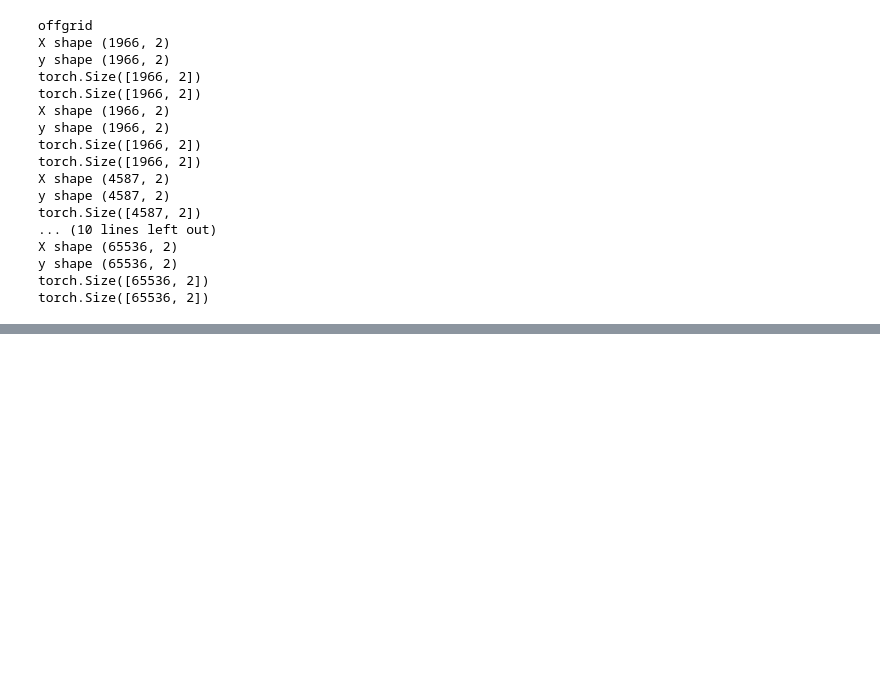
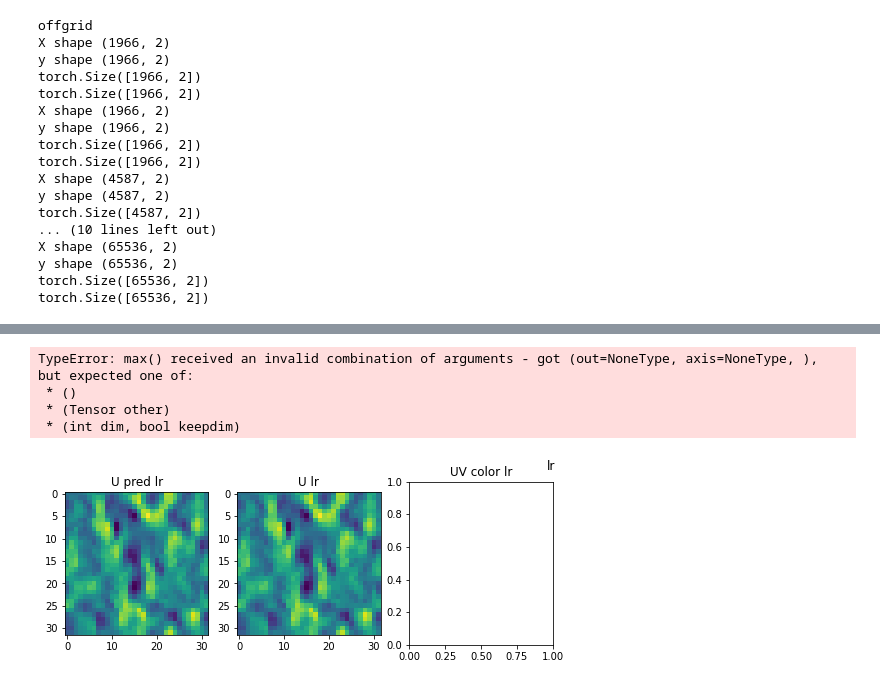
Before and after one commit to Chutlhu/TurboSuperResultion, a Jupyter notebook: deliverable/[Report] March 2022 - presentation Cominlabs.ipynb, the cells around one changed output, grey strips where cells are left out. Cells and saved outputs as stored; diff of their text form; code cells hidden in the pictures; blank space fills up the shorter version.

```diff
--- a/deliverable/[Report] March 2022 - presentation Cominlabs.ipynb
+++ b/deliverable/[Report] March 2022 - presentation Cominlabs.ipynb
@@ -334,3 +384,78 @@ with open(results_path, 'w') as file:
     outputs = yaml.dump(results, file)
 
 print('Done.')
+# %%
+for res in ['lr','mr','hr']:
+
+    R = data['ongrid'][res]['R']
+#     patch_ln = torch.linspace(0, 1, R)
+#     # make it square meshgrid
+#     patch_sq = torch.stack(torch.meshgrid(patch_ln, patch_ln), dim=-1)
+#     xy = patch_sq.view(-1,2)
+
+    xy = torch.from_numpy(data['ongrid'][res]['xy']).view(-1,2)
+    model.double()
+    uv_pred = model(xy)[0]
+
+    uv = torch.from_numpy(data['ongrid'][res]['uv']).view(-1,2)
+
+    x = xy.reshape(R,R,2).detach().cpu().numpy()[:,:,0]
+    y = xy.reshape(R,R,2).detach().cpu().numpy()[:,:,1]
+    u_pred = uv_pred.reshape(R,R,2).detach().cpu().numpy()[:,:,0]
+    v_pred = uv_pred.reshape(R,R,2).detach().cpu().numpy()[:,:,1]
+
+    u = uv.reshape(R,R,2).detach().cpu().numpy()[:,:,0]
+    v = uv.reshape(R,R,2).detach().cpu().numpy()[:,:,1]
+
+
+    plt.figure(figsize=(18,3))
+    plt.suptitle(f'{res}')
+    plt.subplot(161)
+    plt.title(f'U {res}')
+    plt.imshow(u)
+    plt.subplot(162)
+    plt.title(f'U pred {res}')
+    plt.imshow(u_pred)
+    plt.subplot(163)
+    plt.title(f'UV color {res}')
+    img = viz.flow_to_image(uv_pred.reshape(R,R,2))
+    plt.imshow(img, origin='lower')
+    plt.subplot(164)
+    plt.title(f'UV color {res}')
+    img = viz.flow_to_image(uv.reshape(R,R,2))
+    plt.imshow(img, origin='lower')
+    plt.subplot(165)
+    w = phy.compute_vorticity((x, y), (u, v))
+    plt.imshow(w, origin='lower', cmap=cmocean.cm.ice)
+    plt.tight_layout()
+    plt.show()
+    plt.subplot(166)
+    w = phy.compute_vorticity((x, y), (u_pred, v_pred))
+    plt.imshow(w, origin='lower', cmap=cmocean.cm.ice)
+    plt.tight_layout()
+    plt.show()
+
+
+
+# s = 1
+# plt.figure(figsize=(30,10))
+# plt.subplot(131)
+# R = data['ongrid'][res]['R']
+# plt.quiver(data['ongrid'][res]['xy'].reshape(R,R,2)[::s,::s, 0],
+#            data['ongrid'][res]['xy'].reshape(R,R,2)[::s,::s, 1],
+#            data['ongrid'][res]['uv'].reshape(R,R,2)[::s,::s, 0],
+#            data['ongrid'][res]['uv'].reshape(R,R,2)[::s,::s, 1], scale=10)
+# plt.subplot(132)
+# plt.quiver(data['offgrid'][res]['xy'][::s, 0],
+#            data['offgrid'][res]['xy'][::s, 1],
+#            data['offgrid'][res]['uv'][::s, 0],
+#            data['offgrid'][res]['uv'][::s, 1], scale=10)
+# plt.subplot(133)
+# plt.quiver(x[::s,::s], y[::s,::s],
+#            u[::s,::s], v[::s,::s], scale=10)
+# %% [output]
+TypeError: max() received an invalid combination of arguments - got (out=NoneType, axis=NoneType, ), but expected one of:
+ * ()
+ * (Tensor other)
+ * (int dim, bool keepdim)
+[figure, added]
```
Also changed, not shown: parts of 6 cells of this notebook, 51 other files.
